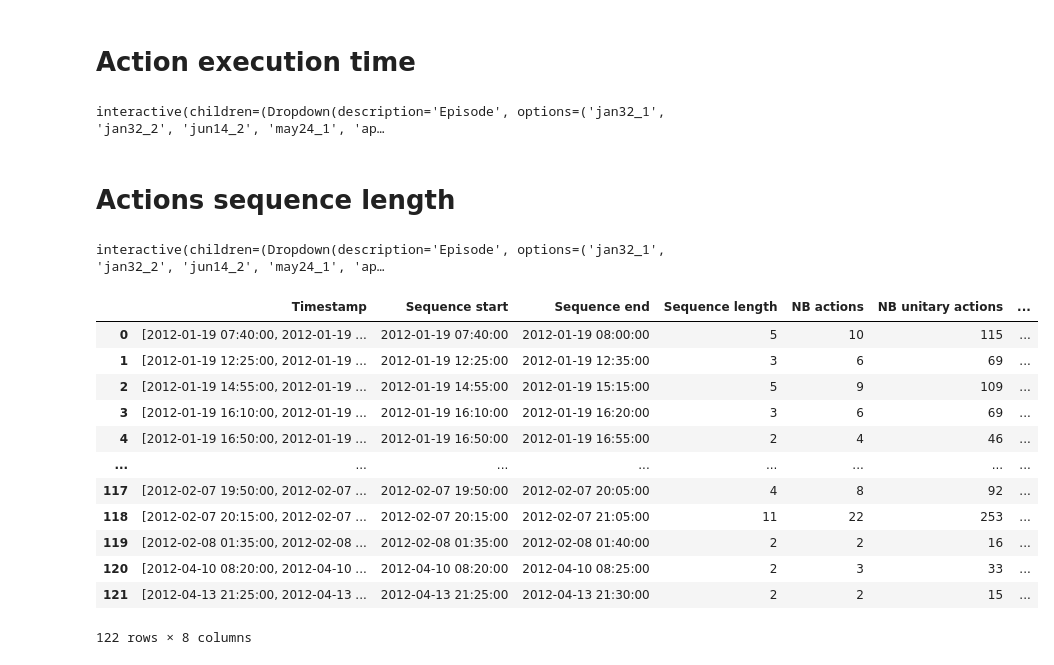
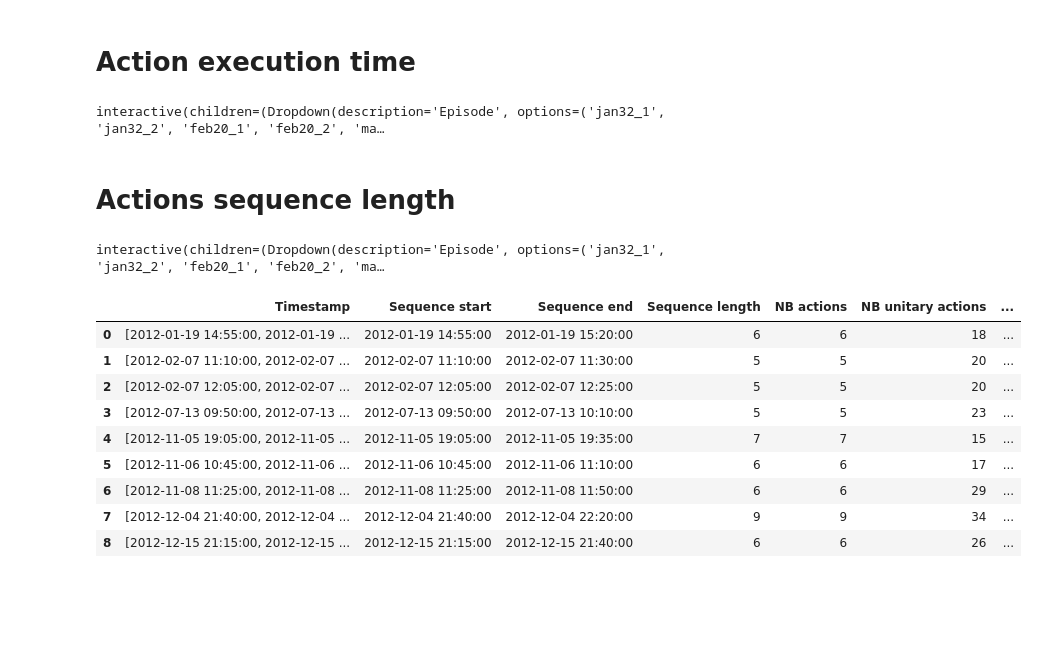
Before and after one commit to seifou23i/Grid2Bench, a Jupyter notebook: getting_started/Getting_Started.ipynb, the cells around one changed output. Cells and saved outputs as stored; diff of their text form; code cells hidden in the pictures; blank space fills up the shorter version.

```diff
--- a/getting_started/Getting_Started.ipynb
+++ b/getting_started/Getting_Started.ipynb
@@ -32,7 +32,7 @@ TOC
 # %%
 # config file name and path
 conf_path = os.path.abspath("../conf.ini")
-conf = ConfigManager(benchmark_name='Bench3', path=conf_path)
+conf = ConfigManager(benchmark_name='Bench5', path=conf_path)
 # %%
 #Initialization of parameters for benchmarking 1
 input_data_path = os.path.abspath(os.path.join('..', conf.get_option('data_path')))
@@ -57,8 +57,8 @@ print(agents.agents_names)
 agents_results = agents.agents_data
 
 ppo_agent = agents_results[agents.agents_names.index('PPO_Agent')]
-mazerl_agent = agents_results[agents.agents_names.index('MazeRL_Agent')]
-iee_ppo_agent = agents_results[agents.agents_names.index('IEE_PPO_Agent')]
+tutor_binbinchen = agents_results[agents.agents_names.index('Tutor_binbinchen')]
+tutor_200_acts = agents_results[agents.agents_names.index('Tutor N-1(200 Actions)_Tutor')]
 # %% [markdown]
 # <a class="anchor" id="cumulatives_reward">Cumulative rewards</a>
 # %%
@@ -174,7 +179,7 @@ def f(x):
 
 interact(f, x=w);
 # %% [output]
-interactive(children=(Dropdown(description='Episode', options=('jan32_1', 'jan32_2', 'jun14_2', 'may24_1', 'ap…
+interactive(children=(Dropdown(description='Episode', options=('jan32_1', 'jan32_2', 'feb20_1', 'feb20_2', 'ma…
 # %% [markdown]
 # <a class="anchor" id="sequence_length">Actions sequence length</a>
 # %%
@@ -200,27 +205,24 @@ def f(x):
 
 interact(f, x=w);
 # %% [output]
-interactive(children=(Dropdown(description='Episode', options=('jan32_1', 'jan32_2', 'jun14_2', 'may24_1', 'ap…
+interactive(children=(Dropdown(description='Episode', options=('jan32_1', 'jan32_2', 'feb20_1', 'feb20_2', 'ma…
 # %%
-min_length= 2
+min_length= 5
 max_length= 15
 
-iee_ppo_agent.display_sequence_actions(
+tutor_binbinchen.display_sequence_actions(
     min_length=min_length,
     max_length=max_length,
 )
 # %% [output]
 |  | Timestamp | Sequence start | Sequence end | Sequence length | NB actions | NB unitary actions | ... |
-| 0 | [2012-01-19 07:40:00, 2012-01-19 ... | 2012-01-19 07:40:00 | 2012-01-19 08:00:00 | 5 | 10 | 115 | ... |
-| 1 | [2012-01-19 12:25:00, 2012-01-19 ... | 2012-01-19 12:25:00 | 2012-01-19 12:35:00 | 3 | 6 | 69 | ... |
-| 2 | [2012-01-19 14:55:00, 2012-01-19 ... | 2012-01-19 14:55:00 | 2012-01-19 15:15:00 | 5 | 9 | 109 | ... |
-| 3 | [2012-01-19 16:10:00, 2012-01-19 ... | 2012-01-19 16:10:00 | 2012-01-19 16:20:00 | 3 | 6 | 69 | ... |
-| 4 | [2012-01-19 16:50:00, 2012-01-19 ... | 2012-01-19 16:50:00 | 2012-01-19 16:55:00 | 2 | 4 | 46 | ... |
-| ... | ... | ... | ... | ... | ... | ... | ... |
-| 117 | [2012-02-07 19:50:00, 2012-02-07 ... | 2012-02-07 19:50:00 | 2012-02-07 20:05:00 | 4 | 8 | 92 | ... |
-| 118 | [2012-02-07 20:15:00, 2012-02-07 ... | 2012-02-07 20:15:00 | 2012-02-07 21:05:00 | 11 | 22 | 253 | ... |
-| 119 | [2012-02-08 01:35:00, 2012-02-08 ... | 2012-02-08 01:35:00 | 2012-02-08 01:40:00 | 2 | 2 | 16 | ... |
-| 120 | [2012-04-10 08:20:00, 2012-04-10 ... | 2012-04-10 08:20:00 | 2012-04-10 08:25:00 | 2 | 3 | 33 | ... |
-| 121 | [2012-04-13 21:25:00, 2012-04-13 ... | 2012-04-13 21:25:00 | 2012-04-13 21:30:00 | 2 | 2 | 15 | ... |
+| 0 | [2012-01-19 14:55:00, 2012-01-19 ... | 2012-01-19 14:55:00 | 2012-01-19 15:20:00 | 6 | 6 | 18 | ... |
+| 1 | [2012-02-07 11:10:00, 2012-02-07 ... | 2012-02-07 11:10:00 | 2012-02-07 11:30:00 | 5 | 5 | 20 | ... |
+| 2 | [2012-02-07 12:05:00, 2012-02-07 ... | 2012-02-07 12:05:00 | 2012-02-07 12:25:00 | 5 | 5 | 20 | ... |
+| 3 | [2012-07-13 09:50:00, 2012-07-13 ... | 2012-07-13 09:50:00 | 2012-07-13 10:10:00 | 5 | 5 | 23 | ... |
+| 4 | [2012-11-05 19:05:00, 2012-11-05 ... | 2012-11-05 19:05:00 | 2012-11-05 19:35:00 | 7 | 7 | 15 | ... |
+| 5 | [2012-11-06 10:45:00, 2012-11-06 ... | 2012-11-06 10:45:00 | 2012-11-06 11:10:00 | 6 | 6 | 17 | ... |
+| 6 | [2012-11-08 11:25:00, 2012-11-08 ... | 2012-11-08 11:25:00 | 2012-11-08 11:50:00 | 6 | 6 | 29 | ... |
+| 7 | [2012-12-04 21:40:00, 2012-12-04 ... | 2012-12-04 21:40:00 | 2012-12-04 22:20:00 | 9 | 9 | 34 | ... |
+| 8 | [2012-12-15 21:15:00, 2012-12-15 ... | 2012-12-15 21:15:00 | 2012-12-15 21:40:00 | 6 | 6 | 26 | ... |
-122 rows × 8 columns
 # %%
```
Also changed, not shown: parts of 14 cells of this notebook, 3 other files.
